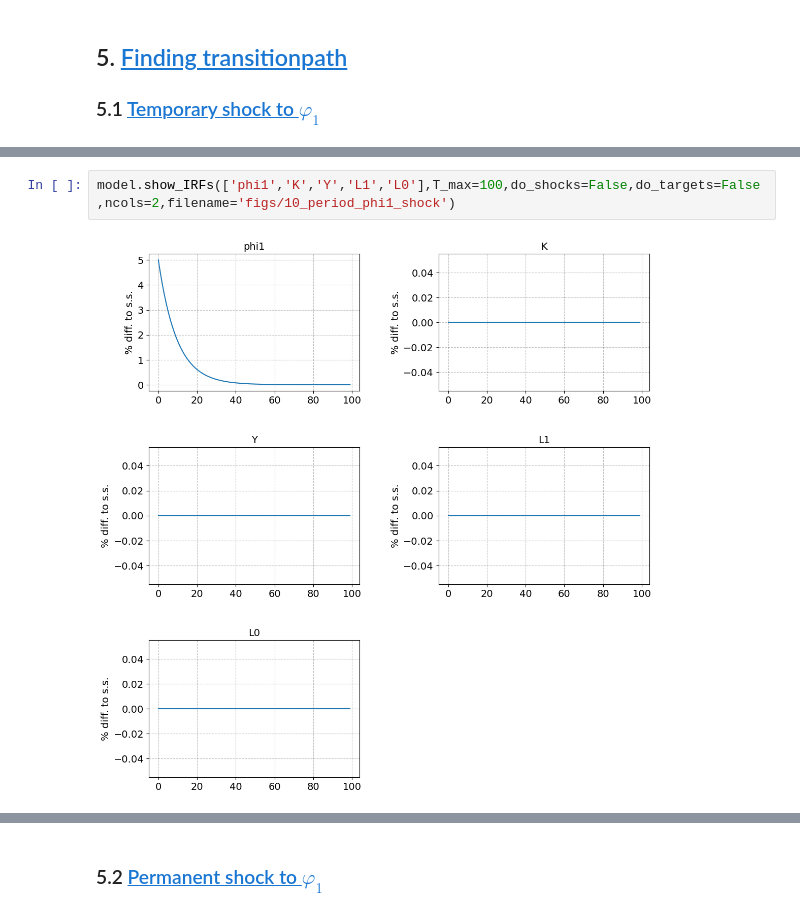
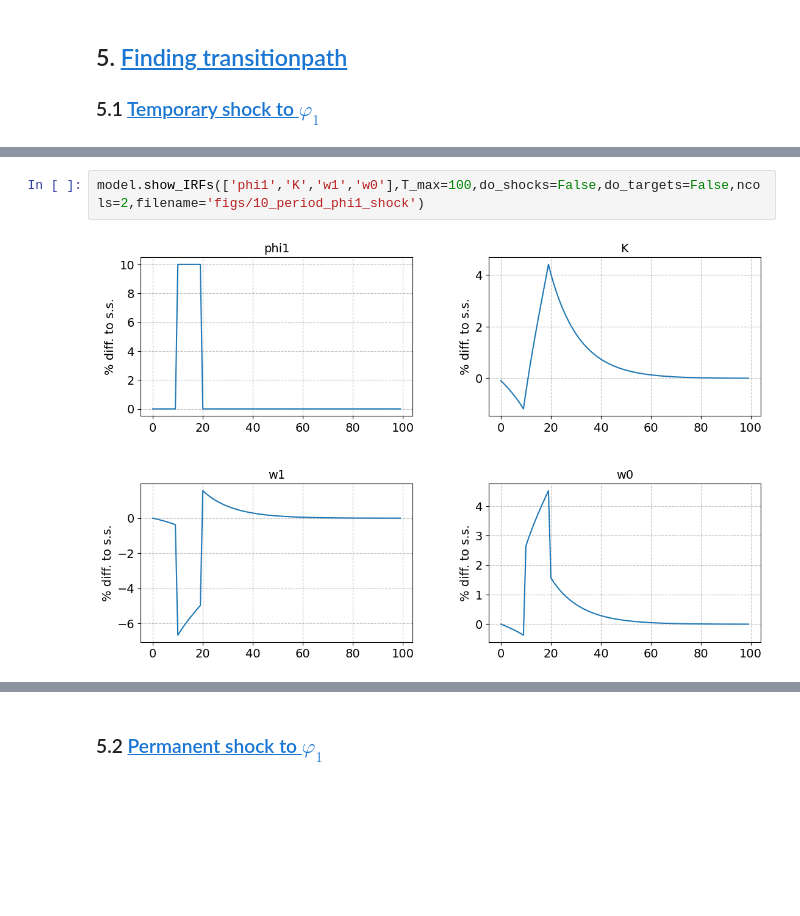
Before and after one commit to Bernseng/AdvMacroHet, a Jupyter notebook: Assignments/Assignment_I/Stationary-Equilibrium.ipynb, the cells around one changed output, grey strips where cells are left out. Drawn from its saved outputs; the diff is of its cells as text; blank space fills up the shorter version.

```diff
--- a/Assignments/Assignment_I/Stationary-Equilibrium.ipynb
+++ b/Assignments/Assignment_I/Stationary-Equilibrium.ipynb
@@ -322,4 +347,4 @@ transition path found in 1.7 secs
 # %%
-model.show_IRFs(['phi1','K','Y','L1','L0'],T_max=100,do_shocks=False,do_targets=False,ncols=2,filename='figs/10_period_phi1_shock')
+model.show_IRFs(['phi1','K','w1','w0'],T_max=100,do_shocks=False,do_targets=False,ncols=2,filename='figs/10_period_phi1_shock')
 # %% [output]
-[figure, old version]
+[figure, new version]
```
Also changed, not shown: parts of 23 cells of this notebook, 19 other files.
